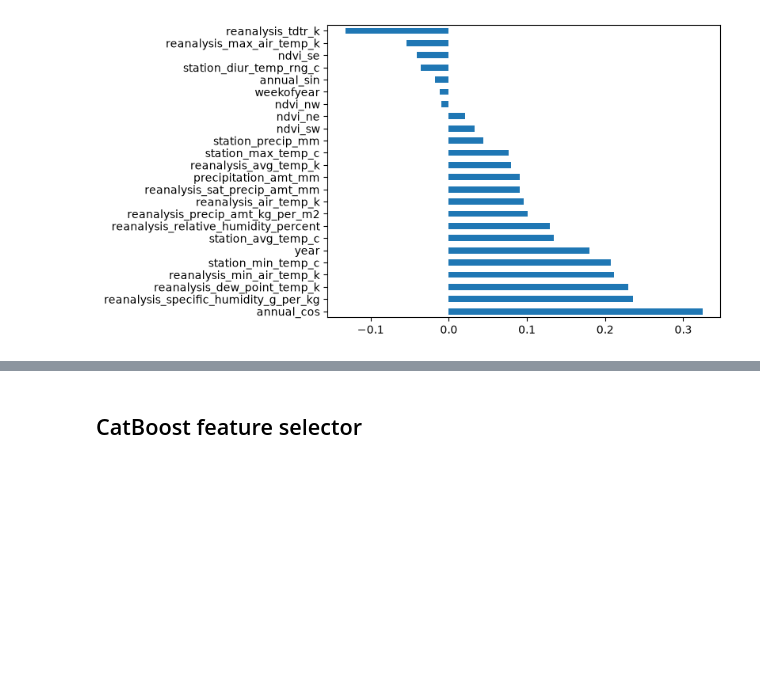
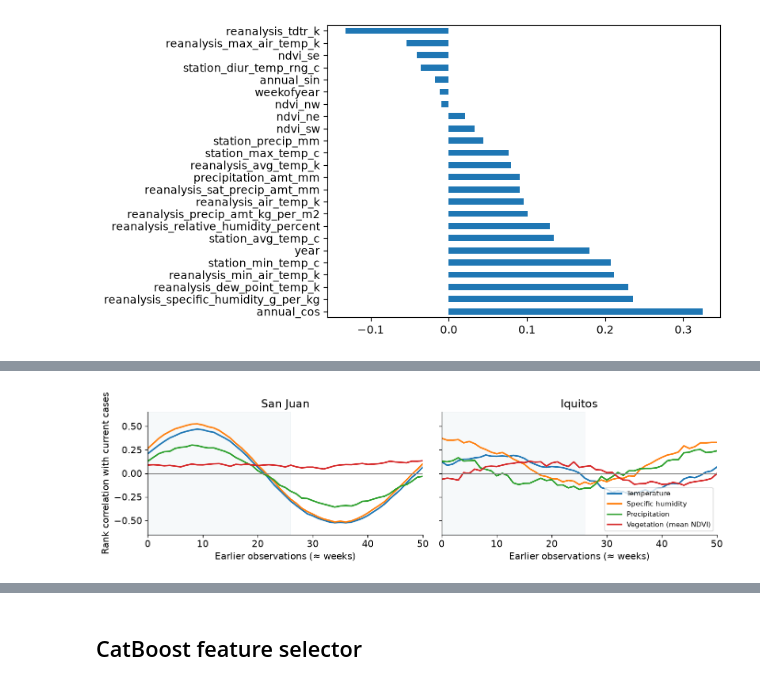
Before and after one commit to nurdauletakhanov/dengai-coursework, a Jupyter notebook: DengAI_notebook.ipynb, the cells around one changed output, grey strips where cells are left out. Cells and saved outputs as stored; diff of their text form; code cells hidden in the pictures; blank space fills up the shorter version.

```diff
--- a/DengAI_notebook.ipynb
+++ b/DengAI_notebook.ipynb
@@ -524,0 +538,4 @@ plt.title("Iquitos Variable Correlations");
+# %%
+plots.lag_evidence(data)
+# %% [output]
+[figure, added]
```
Also changed, not shown: parts of 6 cells of this notebook, 2 other files.
